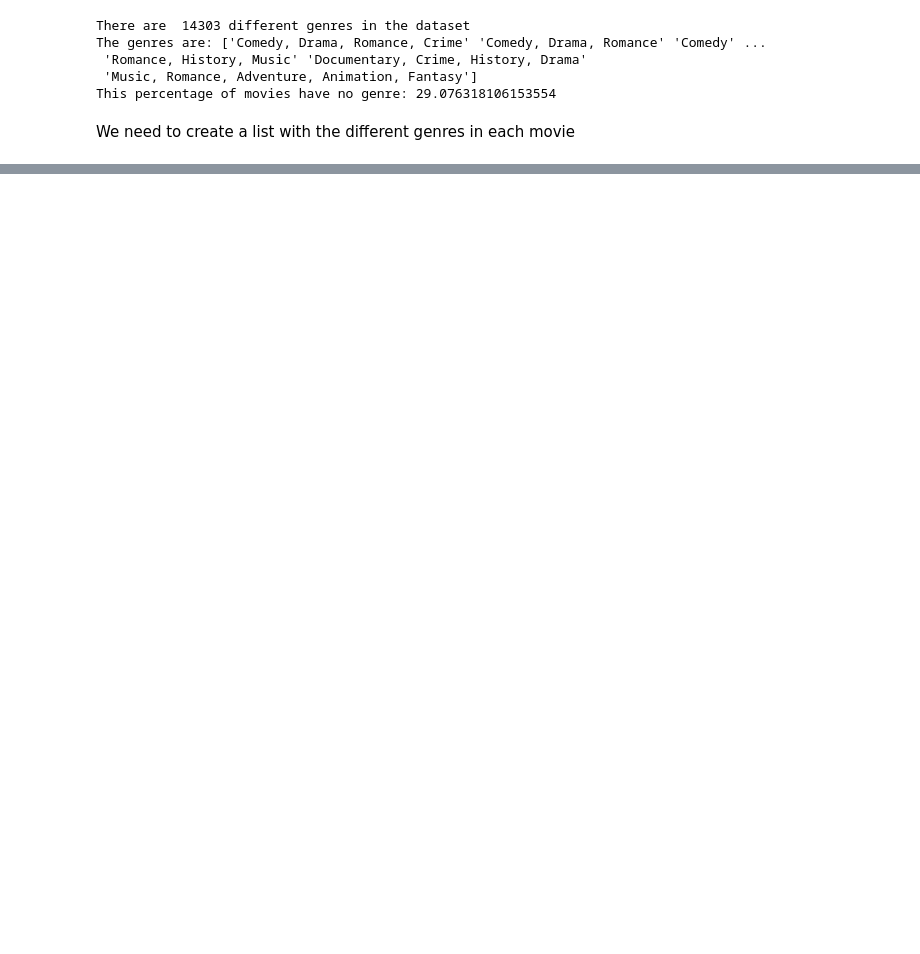
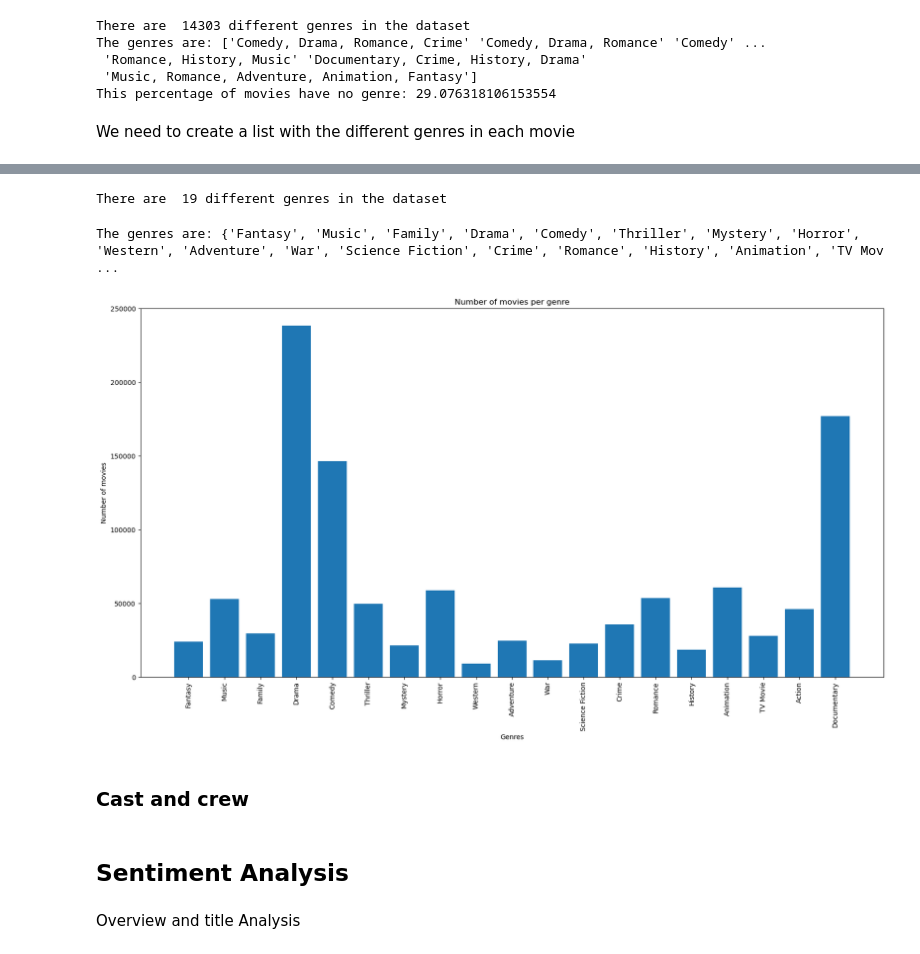
Before and after one commit to paulagambus/ctds_project, a Jupyter notebook: project.ipynb, the cells around one changed output, grey strips where cells are left out. Cells and saved outputs as stored; diff of their text form; code cells hidden in the pictures; blank space fills up the shorter version.

Commit message:
genres analysis

```diff
--- a/project.ipynb
+++ b/project.ipynb
@@ -168,2 +180,4 @@ Genres
+# %%
+main_genres = main_complete
 # %%
 # different possible genres in the dataset
@@ -196,0 +201,3 @@ plt.show()
+# %%
+# split the genres into a list of genres
+main_genres['genres'] = main_genres['genres'].str.split(',')
@@ -196,0 +219,42 @@ plt.show()
+# %%
+# check how many different genres are taking into account the content of the lists
+genres = set()
+for list in main_genres['genres']:
+    # if list is not NaN
+    if list is not np.nan:
+        for genre in list:
+            # remove the space at the beginning of the string if there is one
+            genre = genre.strip()
+            genres.add(genre)
+print("There are ", len(genres), "different genres in the dataset")
+# %% [output]
+There are  19 different genres in the dataset
+# %%
+print("The genres are:", genres)
+# %% [output]
+The genres are: {'Fantasy', 'Music', 'Family', 'Drama', 'Comedy', 'Thriller', 'Mystery', 'Horror', 'Western', 'Adventure', 'War', 'Science Fiction', 'Crime', 'Romance', 'History', 'Animation', 'TV Mov ...
+# %%
+# plot the histogram of genres
+genres_count = {genre: 0 for genre in genres}
+for genre_list in main_genres['genres']:
+    if genre_list is not np.nan:
+        for genre in genre_list:
+            genre = genre.strip()
+            genres_count[genre] += 1
+
+# histogram
+plt.figure(figsize=(20, 10))
+plt.bar(genres_count.keys(), genres_count.values())
+plt.xticks(rotation=90)
+plt.xlabel('Genres')
+plt.ylabel('Number of movies')
+plt.title('Number of movies per genre')
+plt.show()
+# %% [output]
+[figure, added]
+# %% [markdown]
+### Cast and crew
+# %% [markdown]
+## Sentiment Analysis
+# %% [markdown]
+Overview and title Analysis
```
Also changed, not shown: parts of 9 cells of this notebook.
